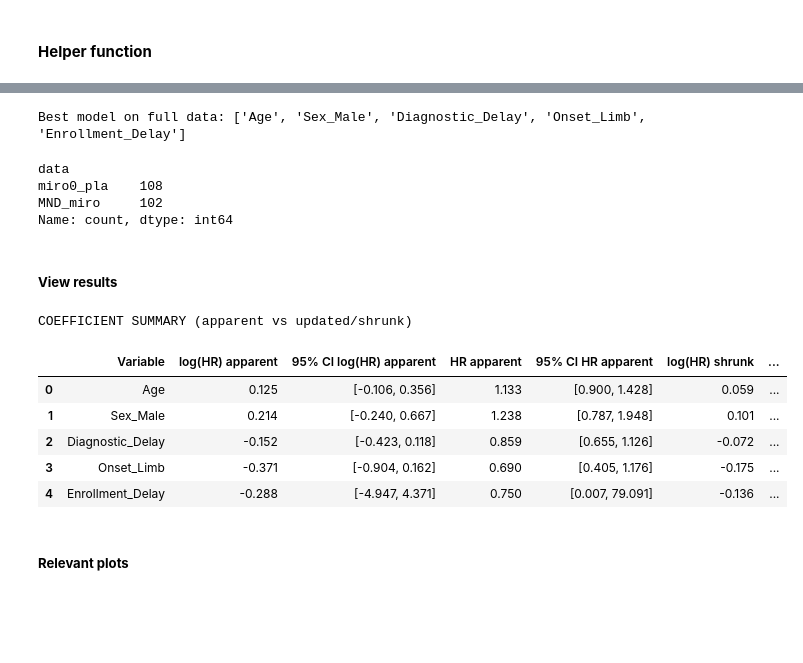
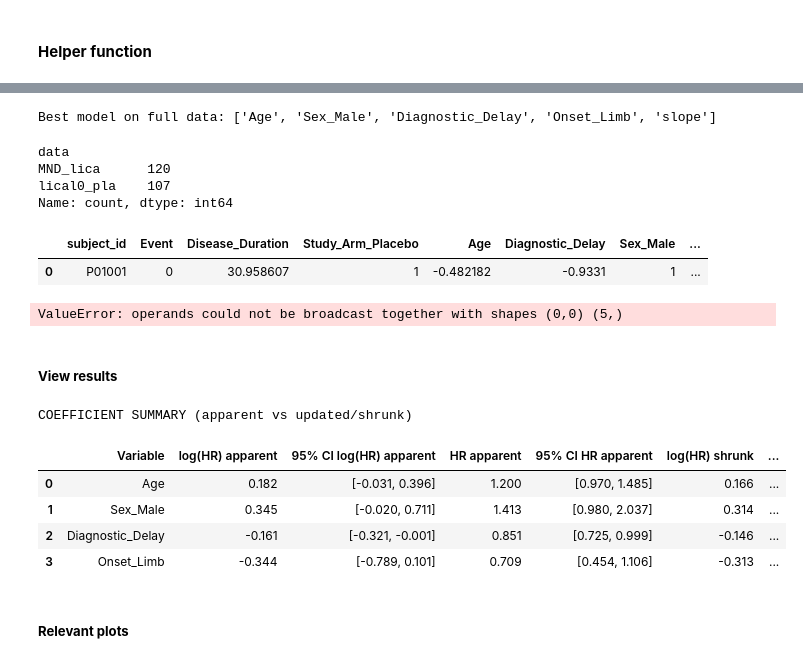
Before and after one commit to Uzoemeka/All_ALS_Data, a Jupyter notebook: 8.3_Using_only_cox_ph_model_with_weight_options.ipynb, the cells around one changed output, grey strips where cells are left out. Drawn from its saved outputs; the diff is of its cells as text; code cells hidden in the pictures; blank space fills up the shorter version.

```diff
--- a/8.3_Using_only_cox_ph_model_with_weight_options.ipynb
+++ b/8.3_Using_only_cox_ph_model_with_weight_options.ipynb
@@ -580,7 +596,7 @@ def log_transform_and_standardize_columns(df, cols):
         df[col + '_std'] = (df[col] - df[col].mean()) / df[col].std()
     return df
 
-cols_to_transform = ['Disease_DurationD', 'Diagnostic_Delay', 'Enrollment_Delay']
+cols_to_transform = ['Disease_DurationD', 'Diagnostic_Delay', 'Enrollment_Delay', 'slope']
 
 comb_mnd_lica_trt = log_transform_and_standardize_columns(comb_mnd_lica_trt, cols_to_transform)
 comb_mnd_miro_trt = log_transform_and_standardize_columns(comb_mnd_miro_trt, cols_to_transform)
@@ -606,13 +627,13 @@ Index(['subject_id', 'Event', 'Disease_DurationD', 'Study_Arm_Placebo',
 # %%
-comb_mnd_lica_trt = comb_mnd_lica_trt[['subject_id', 'Event', 'Disease_DurationD','Study_Arm_Placebo', 'Age_Diag_std', 'Diagnostic_Delay_l_std', 'Sex_Male', 'Onset_Limb', 'Enrollment_Delay_l_std', 'data', 'Group']]
-comb_mnd_miro_trt = comb_mnd_miro_trt[['subject_id', 'Event', 'Disease_DurationD','Study_Arm_Placebo', 'Age_Diag_std', 'Diagnostic_Delay_l_std', 'Sex_Male', 'Onset_Limb', 'Enrollment_Delay_l_std', 'data', 'Group']]
-comb_mnd_lica_pla = comb_mnd_lica_pla[['subject_id', 'Event', 'Disease_DurationD','Study_Arm_Placebo', 'Age_Diag_std', 'Diagnostic_Delay_l_std', 'Sex_Male', 'Onset_Limb', 'Enrollment_Delay_l_std', 'data', 'Group']]
-comb_mnd_miro_pla = comb_mnd_miro_pla[['subject_id', 'Event', 'Disease_DurationD','Study_Arm_Placebo', 'Age_Diag_std', 'Diagnostic_Delay_l_std', 'Sex_Male', 'Onset_Limb', 'Enrollment_Delay_l_std', 'data', 'Group']]
+comb_mnd_lica_trt = comb_mnd_lica_trt[['subject_id', 'Event', 'Disease_DurationD','Study_Arm_Placebo', 'Age_Diag_std', 'Diagnostic_Delay_l_std', 'Sex_Male', 'Onset_Limb', 'Enrollment_Delay_l_std', 'data', 'Group', 'slope_l_std']]
+comb_mnd_miro_trt = comb_mnd_miro_trt[['subject_id', 'Event', 'Disease_DurationD','Study_Arm_Placebo', 'Age_Diag_std', 'Diagnostic_Delay_l_std', 'Sex_Male', 'Onset_Limb', 'Enrollment_Delay_l_std', 'data', 'Group', 'slope_l_std']]
+comb_mnd_lica_pla = comb_mnd_lica_pla[['subject_id', 'Event', 'Disease_DurationD','Study_Arm_Placebo', 'Age_Diag_std', 'Diagnostic_Delay_l_std', 'Sex_Male', 'Onset_Limb', 'Enrollment_Delay_l_std', 'data', 'Group', 'slope_l_std']]
+comb_mnd_miro_pla = comb_mnd_miro_pla[['subject_id', 'Event', 'Disease_DurationD','Study_Arm_Placebo', 'Age_Diag_std', 'Diagnostic_Delay_l_std', 'Sex_Male', 'Onset_Limb', 'Enrollment_Delay_l_std', 'data', 'Group', 'slope_l_std']]
 
-comb_mnd_lica_trt = comb_mnd_lica_trt.rename(columns={'Disease_DurationD': 'Disease_Duration', 'Diagnostic_Delay_l_std': 'Diagnostic_Delay', 'Enrollment_Delay_l_std':'Enrollment_Delay', 'Age_Diag_std': 'Age'})
-comb_mnd_miro_trt = comb_mnd_miro_trt.rename(columns={'Disease_DurationD': 'Disease_Duration', 'Diagnostic_Delay_l_std': 'Diagnostic_Delay', 'Enrollment_Delay_l_std':'Enrollment_Delay', 'Age_Diag_std': 'Age'})
-comb_mnd_lica_pla = comb_mnd_lica_pla.rename(columns={'Disease_DurationD': 'Disease_Duration', 'Diagnostic_Delay_l_std': 'Diagnostic_Delay', 'Enrollment_Delay_l_std':'Enrollment_Delay', 'Age_Diag_std': 'Age'})
-comb_mnd_miro_pla = comb_mnd_miro_pla.rename(columns={'Disease_DurationD': 'Disease_Duration', 'Diagnostic_Delay_l_std': 'Diagnostic_Delay', 'Enrollment_Delay_l_std':'Enrollment_Delay', 'Age_Diag_std': 'Age'})
+comb_mnd_lica_trt = comb_mnd_lica_trt.rename(columns={'Disease_DurationD': 'Disease_Duration', 'Diagnostic_Delay_l_std': 'Diagnostic_Delay', 'Enrollment_Delay_l_std':'Enrollment_Delay', 'Age_Diag_std': 'Age', 'slope_l_std': 'slope'})
+comb_mnd_miro_trt = comb_mnd_miro_trt.rename(columns={'Disease_DurationD': 'Disease_Duration', 'Diagnostic_Delay_l_std': 'Diagnostic_Delay', 'Enrollment_Delay_l_std':'Enrollment_Delay', 'Age_Diag_std': 'Age', 'slope_l_std': 'slope'})
+comb_mnd_lica_pla = comb_mnd_lica_pla.rename(columns={'Disease_DurationD': 'Disease_Duration', 'Diagnostic_Delay_l_std': 'Diagnostic_Delay', 'Enrollment_Delay_l_std':'Enrollment_Delay', 'Age_Diag_std': 'Age', 'slope_l_std': 'slope'})
+comb_mnd_miro_pla = comb_mnd_miro_pla.rename(columns={'Disease_DurationD': 'Disease_Duration', 'Diagnostic_Delay_l_std': 'Diagnostic_Delay', 'Enrollment_Delay_l_std':'Enrollment_Delay', 'Age_Diag_std': 'Age', 'slope_l_std': 'slope'})
 
 comb_mnd_lica_trt.head(2)
 # %% [output]
@@ -632,10 +661,10 @@ np.float64(0.07252857054494724)
 # %%
-covariates = ['Disease_Duration', 'Age', 'Diagnostic_Delay', 'Onset_Limb', 'Sex_Male']
+covariates = ['Age', 'Diagnostic_Delay', 'Onset_Limb', 'Sex_Male', 'slope'] #, 'Enrollment_Delay'
 
-df_mnd_lica_trt, ps_mnd_lica_trt = fit_ps_trim_weight(df=comb_mnd_lica_trt, covariates=covariates, trim=True, weight_method="overlap")
-df_mnd_lica_pla, ps_mnd_lica_pla = fit_ps_trim_weight(df=comb_mnd_lica_pla, covariates=covariates, trim=True, weight_method="overlap")
-df_mnd_miro_trt, ps_mnd_miro_trt = fit_ps_trim_weight(df=comb_mnd_miro_trt, covariates=covariates, trim=True, weight_method="overlap")
-df_mnd_miro_pla, ps_mnd_miro_pla = fit_ps_trim_weight(df=comb_mnd_miro_pla, covariates=covariates, trim=True, weight_method="overlap")
+df_mnd_lica_trt, ps_mnd_lica_trt = fit_ps_trim_weight(df=comb_mnd_lica_trt, covariates=covariates, trim=False, weight_method="overlap")
+df_mnd_lica_pla, ps_mnd_lica_pla = fit_ps_trim_weight(df=comb_mnd_lica_pla, covariates=covariates, trim=False, weight_method="overlap")
+df_mnd_miro_trt, ps_mnd_miro_trt = fit_ps_trim_weight(df=comb_mnd_miro_trt, covariates=covariates, trim=False, weight_method="overlap")
+df_mnd_miro_pla, ps_mnd_miro_pla = fit_ps_trim_weight(df=comb_mnd_miro_pla, covariates=covariates, trim=False, weight_method="overlap")
 
 # df_proact_lica_trt, ps_proact_lica_trt = fit_ps_trim_weight(df=comb_proact_lica_trt, covariates=covariates, trim=True, weight_method="overlap")
 # df_proact_lica_pla, ps_proact_lica_pla = fit_ps_trim_weight(df=comb_proact_lica_pla, covariates=covariates, trim=True, weight_method="overlap")
@@ -2409,13 +2655,13 @@ def plot_virtual_placebo_vs_treated_and_placebo(
 # %%
 # df_mnd_lica_trt.info()
 # %%
-popn_pla = df_mnd_miro_trt[df_mnd_miro_trt['Study_Arm_Placebo'] == 1].copy()
+popn_pla = df_mnd_lica_trt[df_mnd_lica_trt['Study_Arm_Placebo'] == 1].copy()
 
-covariates = ["Age", "Sex_Male", "Diagnostic_Delay", "Onset_Limb", 'Enrollment_Delay']
-forced_vars = ["Age", "Sex_Male", "Diagnostic_Delay", "Onset_Limb", 'Enrollment_Delay']
+covariates = ["Age", "Sex_Male", "Diagnostic_Delay", "Onset_Limb", 'slope']
+forced_vars = ["Age", "Sex_Male", "Diagnostic_Delay", "Onset_Limb", 'slope']
 
 t0_months = 20
-n_boot_full_strategy = 100
+n_boot_full_strategy = 10
 seed_rand = 4
 
 weight_col = None
@@ -2438,17 +2684,22 @@ res_strategy, diag, model_best_full, boot_coefs = full_strategy_bootstrap_valida
 
 print("Best model on full data:", res_strategy.best_vars_full)
 # %% [output]
-Best model on full data: ['Age', 'Sex_Male', 'Diagnostic_Delay', 'Onset_Limb', 'Enrollment_Delay']
+Best model on full data: ['Age', 'Sex_Male', 'Diagnostic_Delay', 'Onset_Limb', 'slope']
 # %%
-df_mnd_miro_pla['data'].value_counts()
+df_mnd_lica_pla['data'].value_counts()
 # %% [output]
 data
-miro0_pla    108
-MND_miro     102
+MND_lica      120
+lical0_pla    107
 Name: count, dtype: int64
+# %%
+df_mnd_lica_pla.head(1)
+# %% [output]
+|  | subject_id | Event | Disease_Duration | Study_Arm_Placebo | Age | Diagnostic_Delay | Sex_Male | ... |
+| 0 | P01001 | 0 | 30.958607 | 1 | -0.482182 | -0.9331 | 1 | ... |
 # %%
-trial_trt = df_mnd_miro_trt[df_mnd_miro_trt["Study_Arm_Placebo"] == 0].copy()
-trial_pla = df_mnd_miro_pla[df_mnd_miro_pla['data'] == "miro0_pla"].copy()
+trial_trt = df_mnd_lica_trt[df_mnd_lica_trt["Study_Arm_Placebo"] == 0].copy()
+trial_pla = df_mnd_lica_pla[df_mnd_lica_pla['data'] == "lical0_pla"].copy()
 
 ext = prep_df(trial_pla, covariates, weight_col=weight_col)
 
@@ -2494,36 +2745,37 @@ boot_cis = external_bootstrap_cis(
     time_col = "Disease_Duration",
     weight_col = weight_col,
 )
+# %% [output]
+ValueError: operands could not be broadcast together with shapes (0,0) (5,)
 # %% [markdown]
 ##### **View results**
 # %%
 # # 1) INTERNAL strategy summary (CI as separate column)
 # print(f"\nINTERNAL VALIDATION SUMMARY (STRATEGY-LEVEL) ")
 # internal_summary_tbl = make_strategy_summary_table(res_strategy, t0_months=t0_months)
 # display(internal_summary_tbl)
 # # internal_summary_tbl.to_excel("/Users/Apple/projects/ALS_Digital_Twins/All_processed_data/Results/lica_placebo_INTERNAL_VALIDATION_SUMMARY.xlsx")
 
 # 2) Coefficients summary (apparent vs updated/shrunk)
 print("\nCOEFFICIENT SUMMARY (apparent vs updated/shrunk)")
 vars_final = res_strategy.best_vars_full
 # print()
 coef_summary_tbl_2 = coef_table_apparent_and_shrunk_2(model_best_full, vars_final=vars_final, shrinkage=shrinkage)
 display(coef_summary_tbl_2)
-# coef_summary_tbl_2.to_excel("/Users/Apple/projects/ALS_Digital_Twins/All_processed_data/Results/mnd_miro_placebo_weighted_COEFFICIENT_SUMMARY.xlsx")
+coef_summary_tbl_2.to_excel("/Users/Apple/projects/ALS_Digital_Twins/All_processed_data/Results/mnd_lica_treated_weighted_COEFFICIENT_SUMMARY.xlsx")
 
 # # 3) EXTERNAL summary (CI column included where applicable)
 # print(f"\nEXTERNAL VALIDATION SUMMARY ")
 # ext_summary_tbl = make_external_summary_table(res_ext=res_ext, t0_months=t0_months, boot_cis=boot_cis)
 # display(ext_summary_tbl)
 # ext_summary_tbl.to_excel("/Users/Apple/projects/ALS_Digital_Twins/All_processed_data/Results/lica_placebo_nEXTERNAL_VALIDATION_SUMMARY.xlsx")
 # %% [output]
 COEFFICIENT SUMMARY (apparent vs updated/shrunk)
 |  | Variable | log(HR) apparent | 95% CI log(HR) apparent | HR apparent | 95% CI HR apparent | log(HR) shrunk | ... |
-| 0 | Age | 0.125 | [-0.106, 0.356] | 1.133 | [0.900, 1.428] | 0.059 | ... |
-| 1 | Sex_Male | 0.214 | [-0.240, 0.667] | 1.238 | [0.787, 1.948] | 0.101 | ... |
-| 2 | Diagnostic_Delay | -0.152 | [-0.423, 0.118] | 0.859 | [0.655, 1.126] | -0.072 | ... |
-| 3 | Onset_Limb | -0.371 | [-0.904, 0.162] | 0.690 | [0.405, 1.176] | -0.175 | ... |
-| 4 | Enrollment_Delay | -0.288 | [-4.947, 4.371] | 0.750 | [0.007, 79.091] | -0.136 | ... |
+| 0 | Age | 0.182 | [-0.031, 0.396] | 1.200 | [0.970, 1.485] | 0.166 | ... |
+| 1 | Sex_Male | 0.345 | [-0.020, 0.711] | 1.413 | [0.980, 2.037] | 0.314 | ... |
+| 2 | Diagnostic_Delay | -0.161 | [-0.321, -0.001] | 0.851 | [0.725, 0.999] | -0.146 | ... |
+| 3 | Onset_Limb | -0.344 | [-0.789, 0.101] | 0.709 | [0.454, 1.106] | -0.313 | ... |
 # %% [markdown]
 ##### **Relevant plots**
 # %%
```
Also changed, not shown: parts of 51 cells of this notebook, 28 other files.
